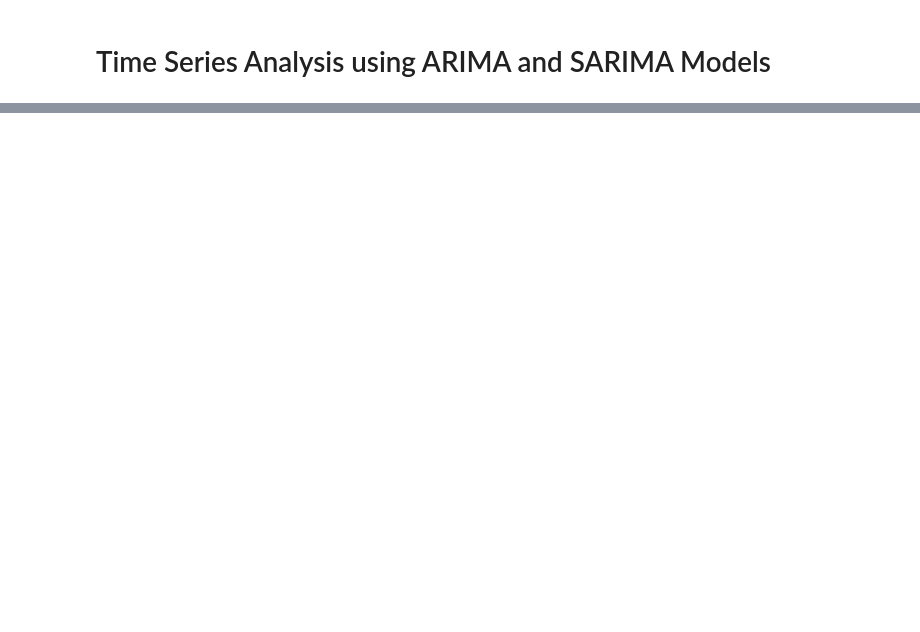
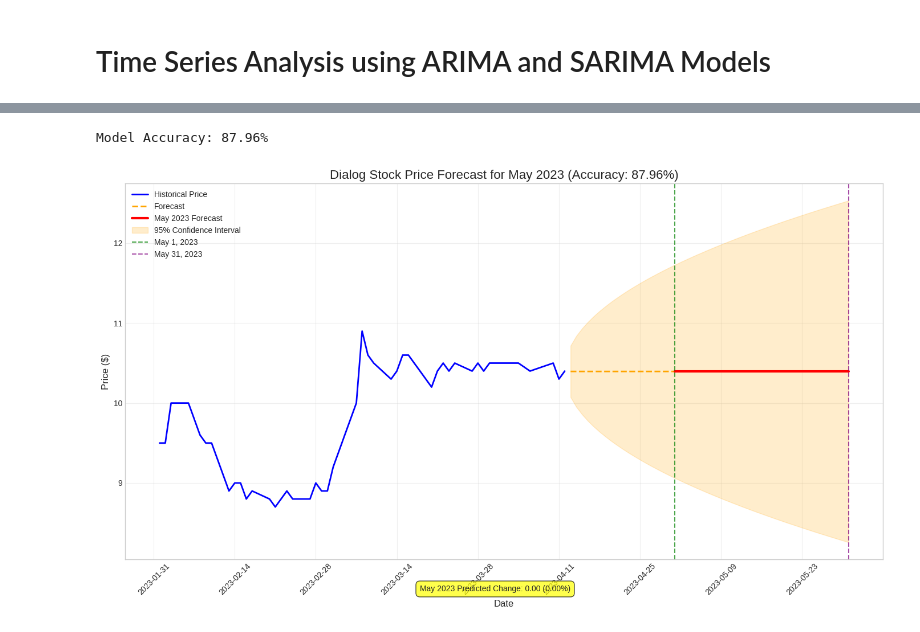
Before and after one commit to isaramadunika/Advanced_Statistics_Project, a Jupyter notebook: Advanced_Statistics_for_Data_Science.ipynb, the cells around one changed output, grey strips where cells are left out. Cells and saved outputs as stored; diff of their text form; code cells hidden in the pictures; blank space fills up the shorter version.

Commit message:
Change the all code part and added the accuracy in chart

```diff
--- a/Advanced_Statistics_for_Data_Science.ipynb
+++ b/Advanced_Statistics_for_Data_Science.ipynb
@@ -682,0 +615,7 @@ Predicted change: LKR0.00 (0.00%)
+# %%
+# Last date and target
+last_date = df.index.max()
+target_date = pd.Timestamp('2023-05-31')
+days_to_forecast = (target_date - last_date).days
+print('Last date in dataset:', last_date)
+print('Days to forecast to reach May 31, 2023:', days_to_forecast)
@@ -682,0 +639,64 @@ Predicted change: LKR0.00 (0.00%)
+# %%
+# Filter only May 2023 dates
+may_forecast = forecast[(forecast.index.month == 5) & (forecast.index.year == 2023)]
+may_conf_int = conf_int[(conf_int.index.month == 5) & (conf_int.index.year == 2023)]
+# %%
+# Get historical data for context (from Feb 2023)
+historical_cutoff = pd.Timestamp('2023-02-01')
+historical_data = df[df.index >= historical_cutoff]
+# %%
+# Calculate model accuracy using Mean Absolute Percentage Error (MAPE)
+train_size = int(len(df) * 0.8)
+train, test = df.iloc[:train_size], df.iloc[train_size:]
+model_test = ARIMA(train['Price'], order=(1,1,1)).fit()
+test_forecast = model_test.forecast(steps=len(test))
+accuracy = 100 - mean_absolute_percentage_error(test['Price'], test_forecast) * 100
+print(f'Model Accuracy: {accuracy:.2f}%')
+# %% [output]
+Model Accuracy: 87.96%
+# %%
+# Create the plot
+plt.figure(figsize=(14, 8))
+
+# Plot historical data
+plt.plot(historical_data.index, historical_data['Price'], label='Historical Price', color='blue', linewidth=2)
+
+# Plot complete forecast
+plt.plot(future_dates, forecast, label='Forecast', color='orange', linestyle='--', linewidth=2)
+
+# Highlight May 2023 forecast
+if not may_forecast.empty:
+    plt.plot(may_forecast.index, may_forecast, label='May 2023 Forecast', color='red', linewidth=3)
+
+# Fill confidence intervals for entire forecast
+plt.fill_between(future_dates, conf_int.iloc[:, 0], conf_int.iloc[:, 1], color='orange', alpha=0.2, label='95% Confidence Interval')
+
+# Mark May boundaries
+may_start = pd.Timestamp('2023-05-01')
+may_end = pd.Timestamp('2023-05-31')
+plt.axvline(x=may_start, color='green', linestyle='--', alpha=0.7, label='May 1, 2023')
+plt.axvline(x=may_end, color='purple', linestyle='--', alpha=0.7, label='May 31, 2023')
+# Calculate and display predicted change for May 2023
+if not may_forecast.empty:
+    may_start_price = may_forecast.iloc[0]
+    may_end_price = may_forecast.iloc[-1]
+    may_change = may_end_price - may_start_price
+    may_change_pct = (may_change / may_start_price) * 100
+    change_text = "May 2023 Predicted Change: {:.2f} ({:.2f}%)".format(may_change, may_change_pct)
+    plt.annotate(change_text, xy=(0.5, 0.05), xycoords='figure fraction',
+                 bbox=dict(boxstyle='round,pad=0.5', fc='yellow', alpha=0.7), ha='center')
+
+# Formatting plot
+plt.title(f'Dialog Stock Price Forecast for May 2023 (Accuracy: {accuracy:.2f}%)', fontsize=16)
+plt.xlabel('Date', fontsize=12)
+plt.ylabel('Price ($)', fontsize=12)
+plt.grid(True, alpha=0.3)
+plt.legend(loc='upper left')
+plt.gca().xaxis.set_major_formatter(mdates.DateFormatter('%Y-%m-%d'))
+plt.gca().xaxis.set_major_locator(mdates.WeekdayLocator(interval=2))
+plt.xticks(rotation=45)
+
+plt.tight_layout()
+plt.show()
+# %% [output]
+[figure, added]
```
Also changed, not shown: parts of 60 cells of this notebook.
